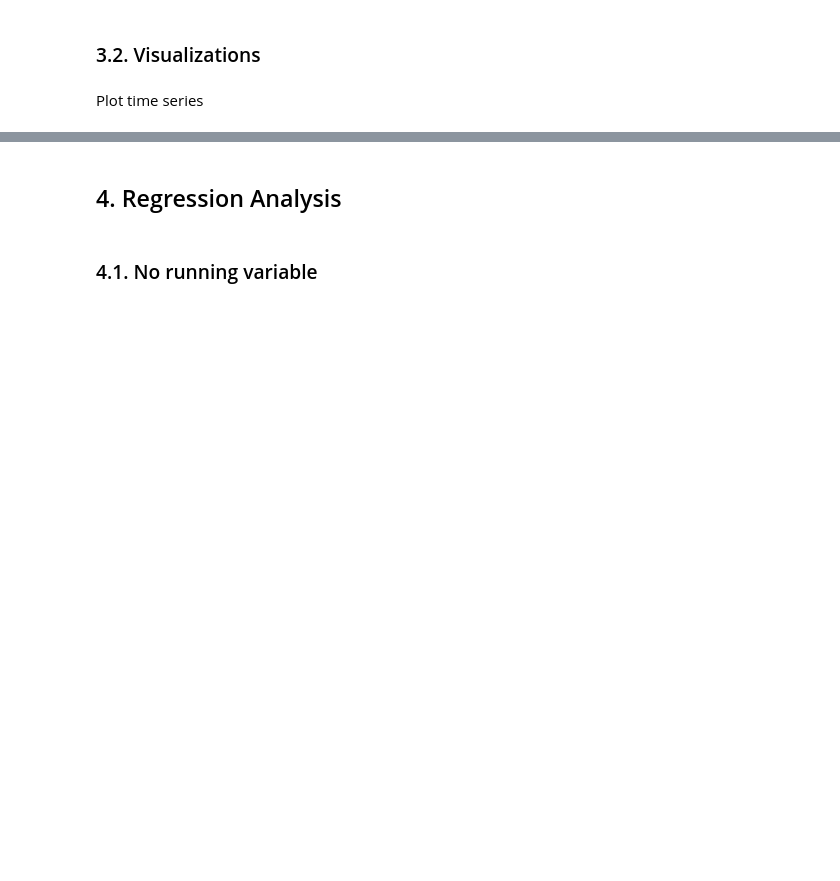
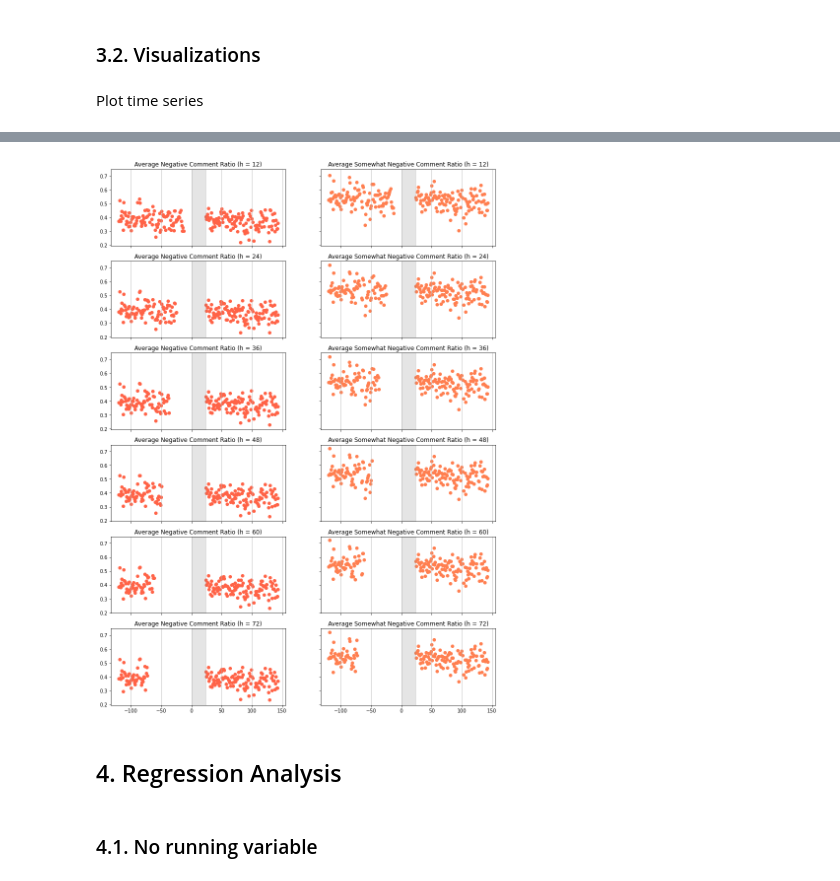
Before and after one commit to ArturoSbr/youtube-dislike-count, a Jupyter notebook: cod/02_analysis/01_EDA.ipynb, the cells around one changed output, grey strips where cells are left out. Drawn from its saved outputs; the diff is of its cells as text; code cells hidden in the pictures; blank space fills up the shorter version.

```diff
--- a/cod/02_analysis/01_EDA.ipynb
+++ b/cod/02_analysis/01_EDA.ipynb
@@ -249,3 +343,27 @@ plt.show()
+# %%
+# Initialize figure
+fig, axs = plt.subplots(nrows=6, ncols=2, sharex=True, sharey=True)
+fig.set_figheight(20)
+fig.set_figwidth(14)
+
+# Plot within each axis
+
+for i, ax in enumerate(axs.flatten()):
+    # ncr1 => tomato, ncr2 => coral
+    color = 'tomato' if i % 2 == 0 else 'coral'
+    # Note that scatter orders x-axis in ascending order!!!
+    ax.scatter(-t.index, t[t.columns[i]], color=color)
+    # Banned time span
+    ax.axvspan(xmin=0, xmax=24, color='gray', alpha=0.2)
+    # Aesthetics
+    title = 'Average Negative Comment Ratio' if i % 2 == 0 else 'Average Somewhat Negative Comment Ratio'
+    h = cols[i][-2:]
+    ax.set_title(f'{title} (h = {h})')
+    ax.grid(which='major', axis='x')
+# Export and show
+plt.show()
+# %% [output]
+[figure, added]
 # %% [markdown]
 ## 4. Regression Analysis
 # %% [markdown]
```
Also changed, not shown: parts of 21 cells of this notebook.
